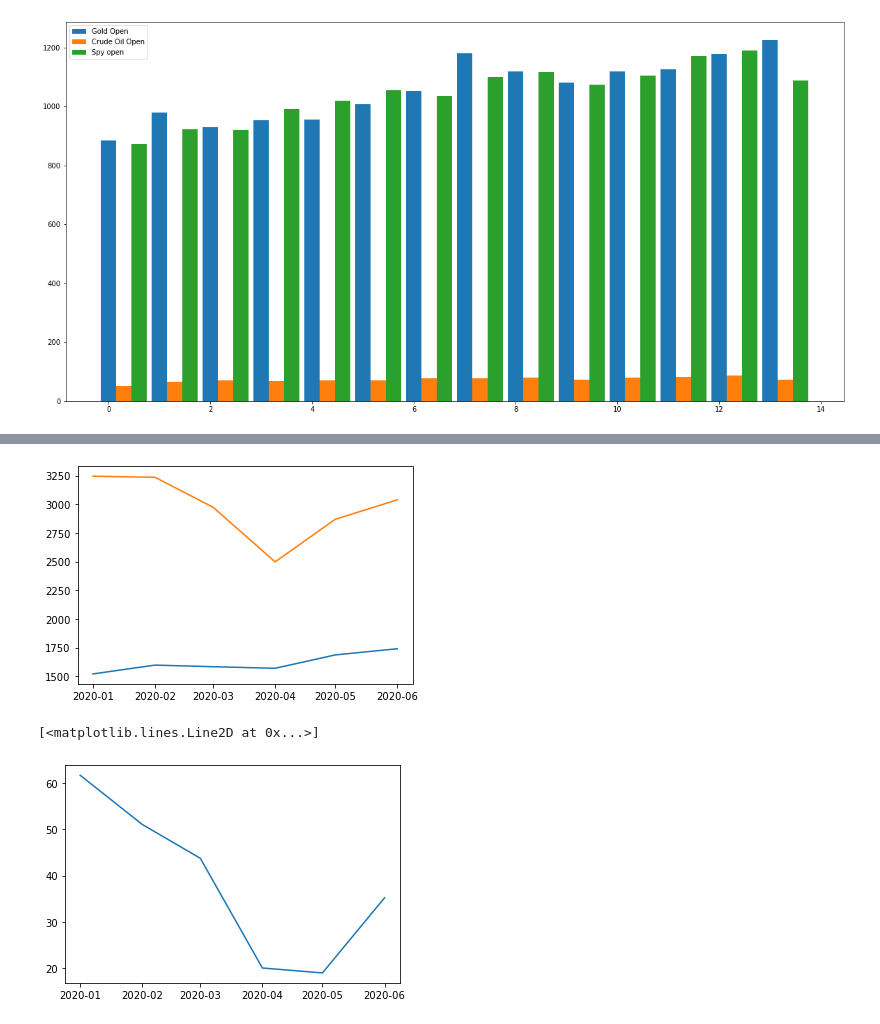
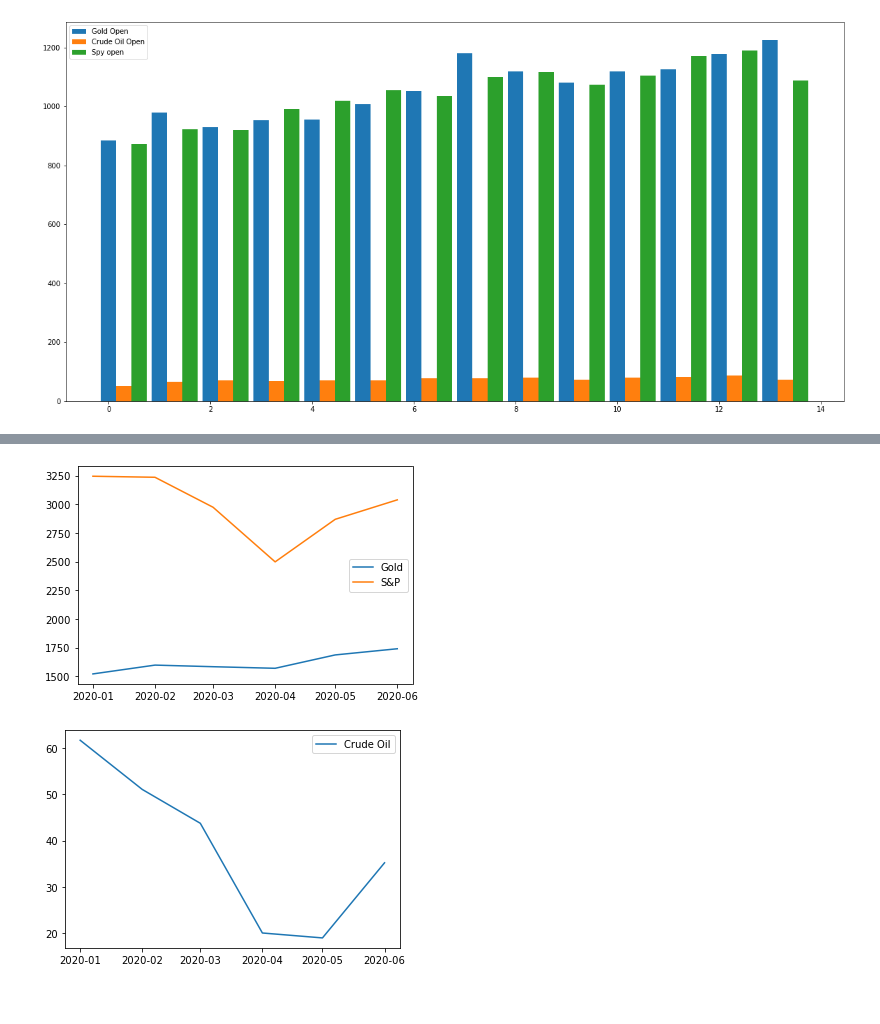
Before and after one commit to cs301-star/CS301, a Jupyter notebook: Analysis of the U.S. Stock Market.ipynb, the cells around one changed output, grey strips where cells are left out. Cells and saved outputs as stored; diff of their text form; code cells hidden in the pictures.

```diff
--- a/Analysis of the U.S. Stock Market.ipynb
+++ b/Analysis of the U.S. Stock Market.ipynb
@@ -527,16 +557,17 @@ plt.plot(SARS_clf['Date'], SARS_clf['Open'])
 # plt.plot(SARS_spy['Date'], SARS_spy['Open']);
 # %%
 # Line graph SARS
-plt.plot(COV19_gold['Date'], COV19_gold['Open'])
-# plt.plot(COV19_clf['Date'], COV19_clf['Open'])
-plt.plot(COV19_spy['Date'], COV19_spy['Open']);
+plt.plot(COV19_gold['Date'], COV19_gold['Open'], label="Gold")
+# plt.plot(COV19_clf['Date'], COV19_clf['Open'], label="Crude Oil")
+plt.plot(COV19_spy['Date'], COV19_spy['Open'], label="S&P")
+plt.legend();
 # %% [output]
-[figure, old version]
+[figure, new version]
 # %%
-plt.plot(COV19_clf['Date'], COV19_clf['Open'])
+plt.plot(COV19_clf['Date'], COV19_clf['Open'], label="Crude Oil")
+plt.legend();
 # %% [output]
-[<matplotlib.lines.Line2D at 0x...>]
-[figure, old version]
+[figure, new version]
 # %%
 # plt.plot(COV19_gold['Date'], COV19_gold['Open']);
 # plt.plot(COV19_clf['Date'], COV19_clf['Open']);
```
Also changed, not shown: parts of 7 cells of this notebook.
